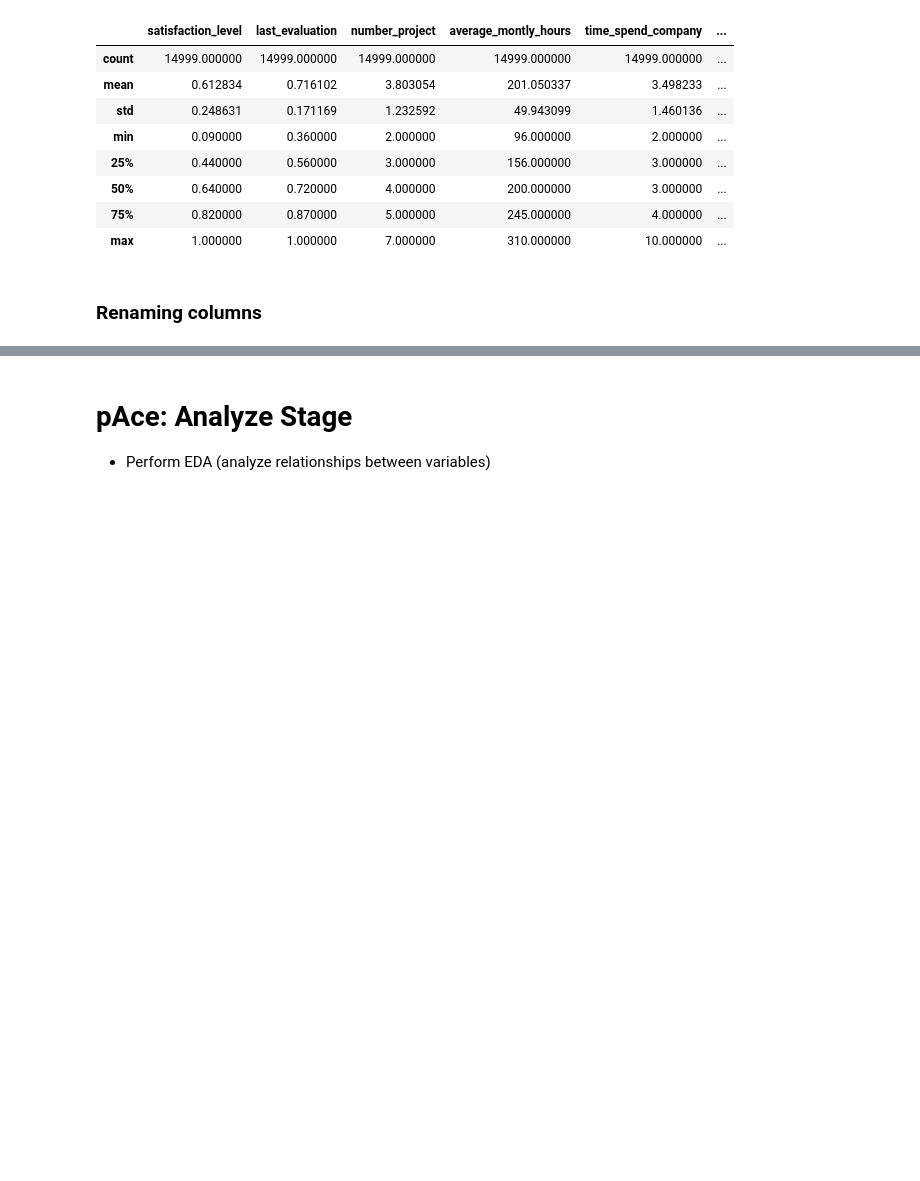
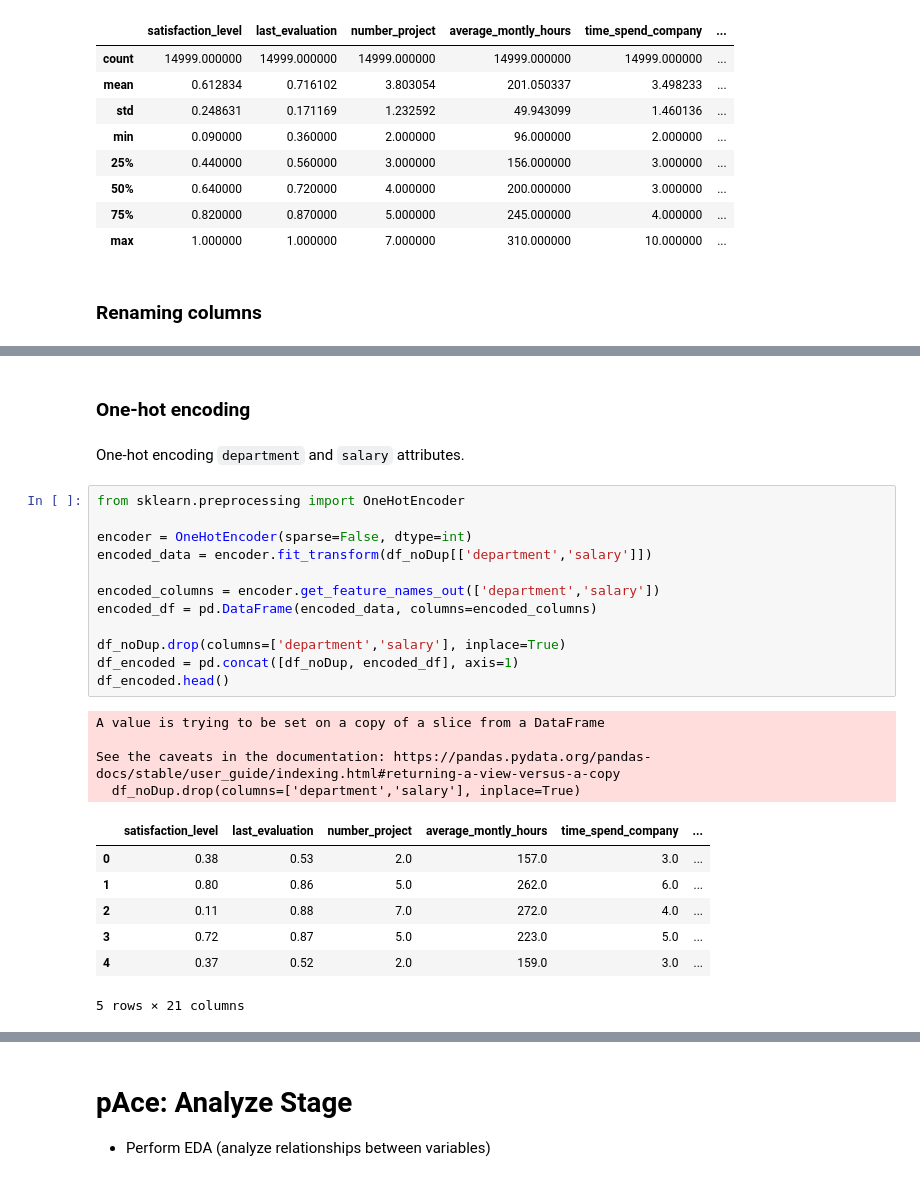
Before and after one commit to DoguKody/Predicting_Employee_Retention_Salifort_Motors, a Jupyter notebook: notebooks/Activity__Course_7_Salifort_Motors_project_lab.ipynb, the cells around one changed output, grey strips where cells are left out. Saved outputs shown, nothing was run; the diff lists cells and outputs as text; blank space fills up the shorter version.

```diff
--- a/notebooks/Activity__Course_7_Salifort_Motors_project_lab.ipynb
+++ b/notebooks/Activity__Course_7_Salifort_Motors_project_lab.ipynb
@@ -160 +201,29 @@ Check for any duplicate entries in the data.
+# %% [markdown]
+### One-hot encoding
+# %% [markdown]
+One-hot encoding `department` and `salary` attributes.
+# %%
+from sklearn.preprocessing import OneHotEncoder
+
+encoder = OneHotEncoder(sparse=False, dtype=int)
+encoded_data = encoder.fit_transform(df_noDup[['department','salary']])
+
+encoded_columns = encoder.get_feature_names_out(['department','salary'])
+encoded_df = pd.DataFrame(encoded_data, columns=encoded_columns)
+
+df_noDup.drop(columns=['department','salary'], inplace=True)
+df_encoded = pd.concat([df_noDup, encoded_df], axis=1)
+df_encoded.head()
+# %% [output]
+A value is trying to be set on a copy of a slice from a DataFrame
+
+See the caveats in the documentation: https://pandas.pydata.org/pandas-docs/stable/user_guide/indexing.html#returning-a-view-versus-a-copy
+  df_noDup.drop(columns=['department','salary'], inplace=True)
+|  | satisfaction_level | last_evaluation | number_project | average_montly_hours | time_spend_company | ... |
+| 0 | 0.38 | 0.53 | 2.0 | 157.0 | 3.0 | ... |
+| 1 | 0.80 | 0.86 | 5.0 | 262.0 | 6.0 | ... |
+| 2 | 0.11 | 0.88 | 7.0 | 272.0 | 4.0 | ... |
+| 3 | 0.72 | 0.87 | 5.0 | 223.0 | 5.0 | ... |
+| 4 | 0.37 | 0.52 | 2.0 | 159.0 | 3.0 | ... |
+5 rows × 21 columns
 # %% [markdown]
```
Also changed, not shown: parts of 24 cells of this notebook, 1 other file.
